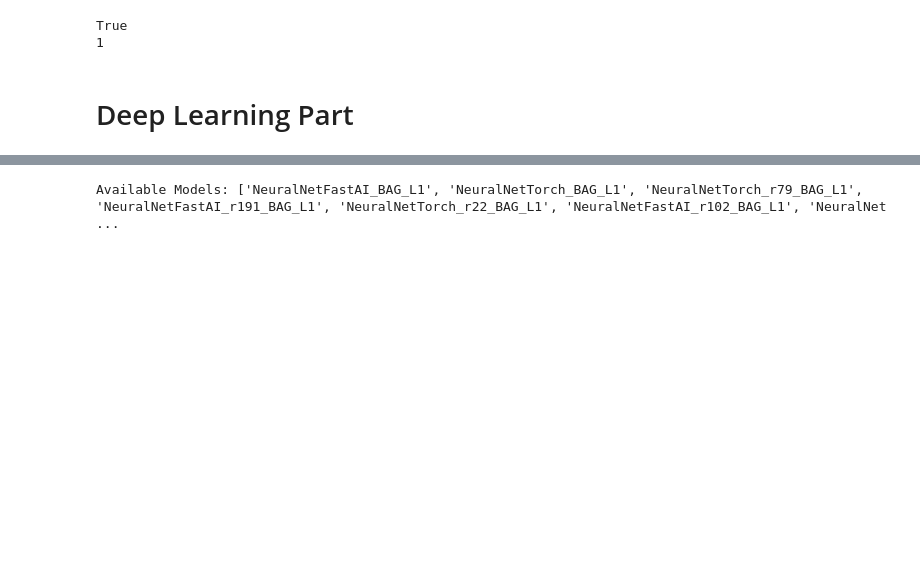
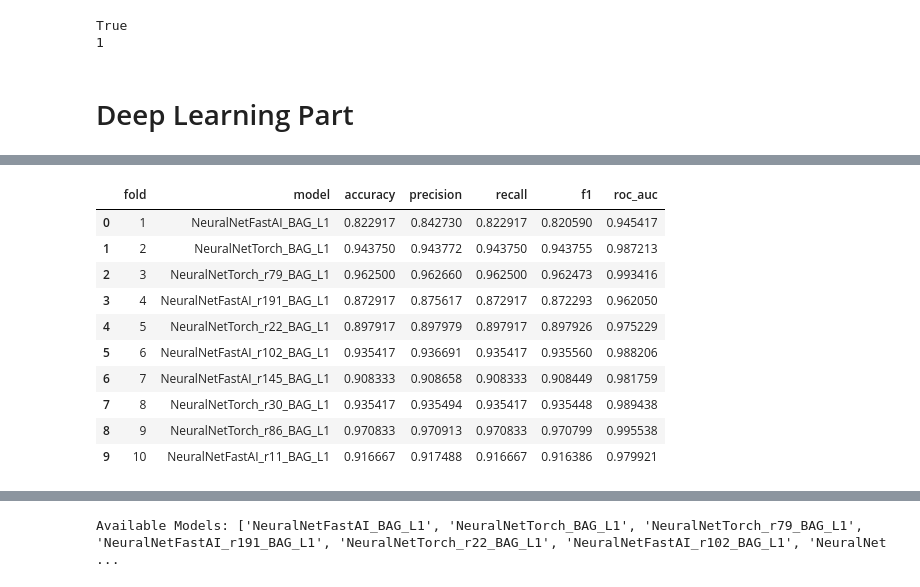
Before and after one commit to jalagrod/DL-ensemble-models-in-EDM, a Jupyter notebook: XAPI/DL.ipynb, the cells around one changed output, grey strips where cells are left out. Cells and saved outputs as stored; diff of their text form; code cells hidden in the pictures; blank space fills up the shorter version.

```diff
--- a/XAPI/DL.ipynb
+++ b/XAPI/DL.ipynb
@@ -234,0 +120,43 @@ Execution time (min): 59.290682995319365
+# %%
+# Get names of level 1 bagging models (corresponding to folds)
+bagged_models = [m for m in predictor.get_model_names() if '_BAG_L1' in m]
+
+# Sort them to match the 10 folds
+bagged_models = sorted(bagged_models, key=lambda x: int(x.split('_F')[-1]) if '_F' in x else 0)
+
+# List to store metrics per fold
+metrics_by_fold = []
+
+# Iterate over bagging models corresponding to the 10 folds
+for i, model in enumerate(bagged_models[:10]):  # Only 10 folds
+    y_pred = predictor.predict(df_selected, model=model)  # Class predictions
+    y_prob = predictor.predict_proba(df_selected, model=model)  # Probability predictions
+
+    acc = accuracy_score(y, y_pred)
+    prec = precision_score(y, y_pred, average='weighted')
+    rec = recall_score(y, y_pred, average='weighted')
+    f1 = f1_score(y, y_pred, average='weighted')
+
+    # If the problem is multiclass, calculate ROC-AUC using one-vs-rest
+    roc_auc = roc_auc_score(pd.get_dummies(y), y_prob, average='weighted', multi_class='ovr')
+
+    metrics_by_fold.append({
+        'fold': i+1, 'model': model, 'accuracy': acc, 'precision': prec,
+        'recall': rec, 'f1': f1, 'roc_auc': roc_auc
+    })
+
+# Convert to DataFrame
+df_metrics_by_fold = pd.DataFrame(metrics_by_fold)
+df_metrics_by_fold
+# %% [output]
+|  | fold | model | accuracy | precision | recall | f1 | roc_auc |
+| 0 | 1 | NeuralNetFastAI_BAG_L1 | 0.822917 | 0.842730 | 0.822917 | 0.820590 | 0.945417 |
+| 1 | 2 | NeuralNetTorch_BAG_L1 | 0.943750 | 0.943772 | 0.943750 | 0.943755 | 0.987213 |
+| 2 | 3 | NeuralNetTorch_r79_BAG_L1 | 0.962500 | 0.962660 | 0.962500 | 0.962473 | 0.993416 |
+| 3 | 4 | NeuralNetFastAI_r191_BAG_L1 | 0.872917 | 0.875617 | 0.872917 | 0.872293 | 0.962050 |
+| 4 | 5 | NeuralNetTorch_r22_BAG_L1 | 0.897917 | 0.897979 | 0.897917 | 0.897926 | 0.975229 |
+| 5 | 6 | NeuralNetFastAI_r102_BAG_L1 | 0.935417 | 0.936691 | 0.935417 | 0.935560 | 0.988206 |
+| 6 | 7 | NeuralNetFastAI_r145_BAG_L1 | 0.908333 | 0.908658 | 0.908333 | 0.908449 | 0.981759 |
+| 7 | 8 | NeuralNetTorch_r30_BAG_L1 | 0.935417 | 0.935494 | 0.935417 | 0.935448 | 0.989438 |
+| 8 | 9 | NeuralNetTorch_r86_BAG_L1 | 0.970833 | 0.970913 | 0.970833 | 0.970799 | 0.995538 |
+| 9 | 10 | NeuralNetFastAI_r11_BAG_L1 | 0.916667 | 0.917488 | 0.916667 | 0.916386 | 0.979921 |
```
Also changed, not shown: parts of 8 cells of this notebook, 1 other file.
